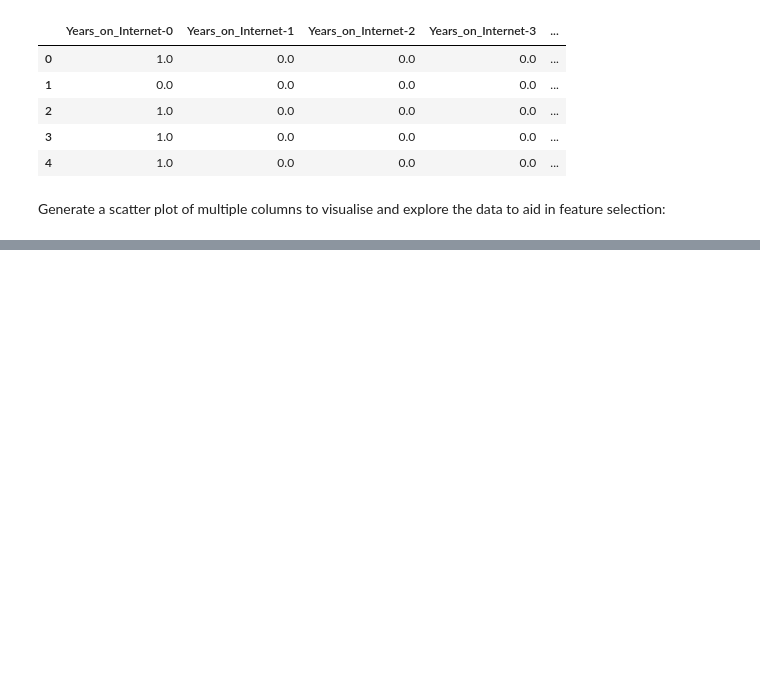
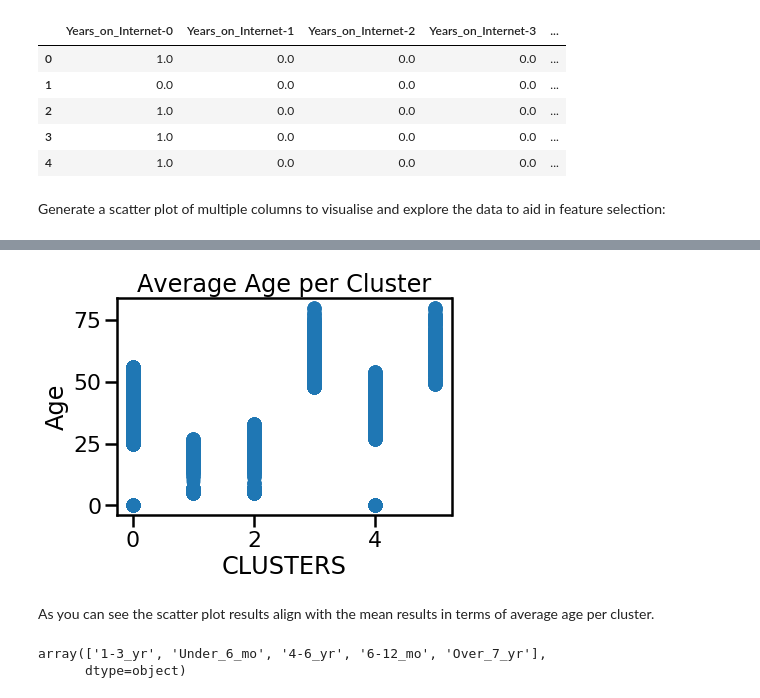
Before and after one commit to annadowling/DataMiningAssignment2, a Jupyter notebook: clustering-notebooks/Hierarchical-Clustering-Attempt-2.ipynb, the cells around one changed output, grey strips where cells are left out. Drawn from its saved outputs; the diff is of its cells as text; code cells hidden in the pictures; blank space fills up the shorter version.

```diff
--- a/clustering-notebooks/Hierarchical-Clustering-Attempt-2.ipynb
+++ b/clustering-notebooks/Hierarchical-Clustering-Attempt-2.ipynb
@@ -109,0 +152,17 @@ originalFeatureSubset.head(10)
+# %%
+import matplotlib.pyplot as plt
+plt.scatter(originalFeatureSubset['CLUSTERS'], originalFeatureSubset['Age'],)
+plt.title("Average Age per Cluster")
+plt.xlabel("CLUSTERS")
+plt.ylabel("Age")
+plt.show() # Depending on whether you use IPython or interactive mode, etc.
+# %% [output]
+[figure, added]
+# %% [markdown]
+As you can see the scatter plot results align with the mean results in terms of average age per cluster.
+# %%
+# Next we check the Years_on_Internet options in the dataset for use with grouping for the clusters
+originalFeatureSubset.Years_on_Internet.unique()
+# %% [output]
+array(['1-3_yr', 'Under_6_mo', '4-6_yr', '6-12_mo', 'Over_7_yr'],
+      dtype=object)
```
Also changed, not shown: parts of 10 cells of this notebook, 9 other files.
